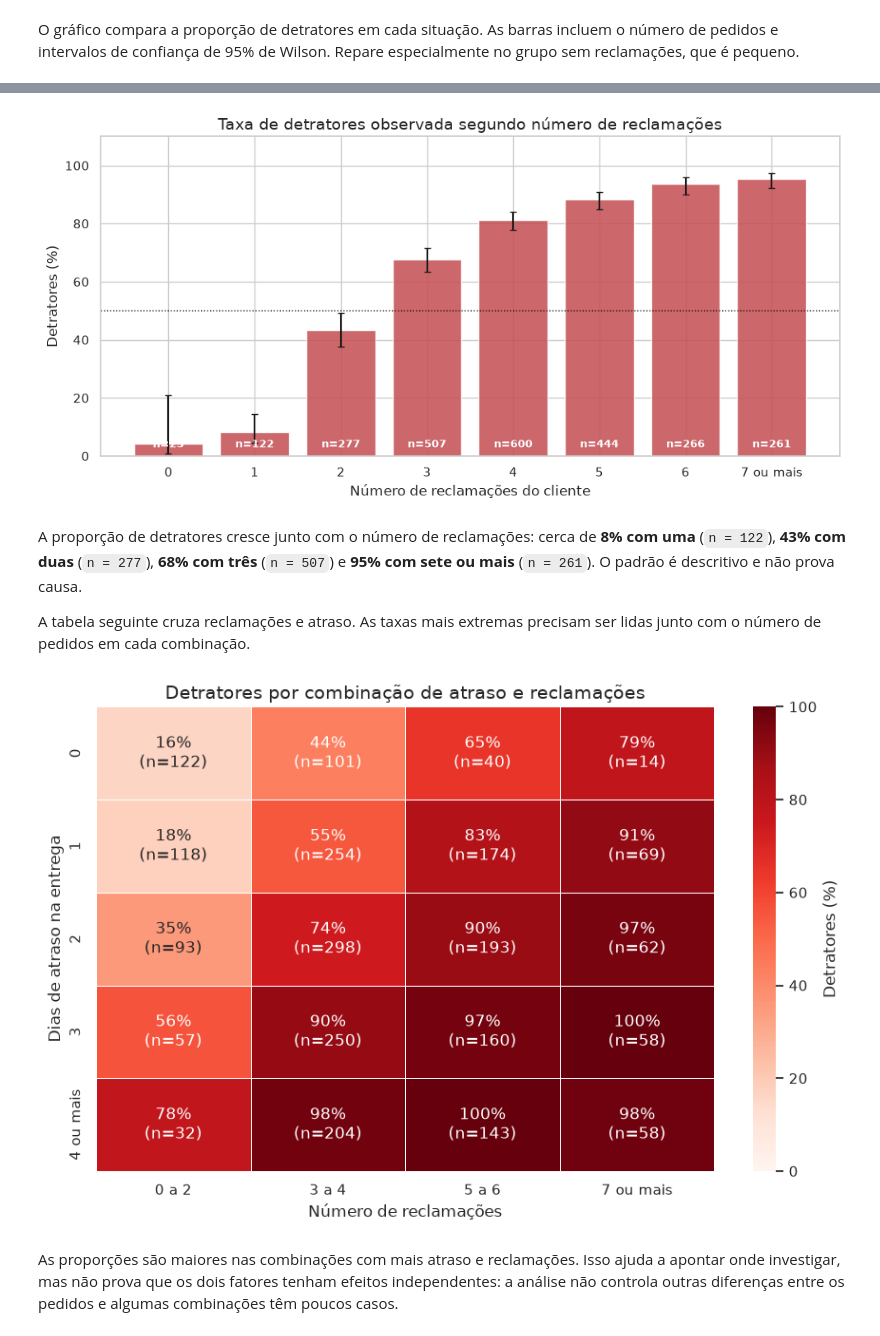
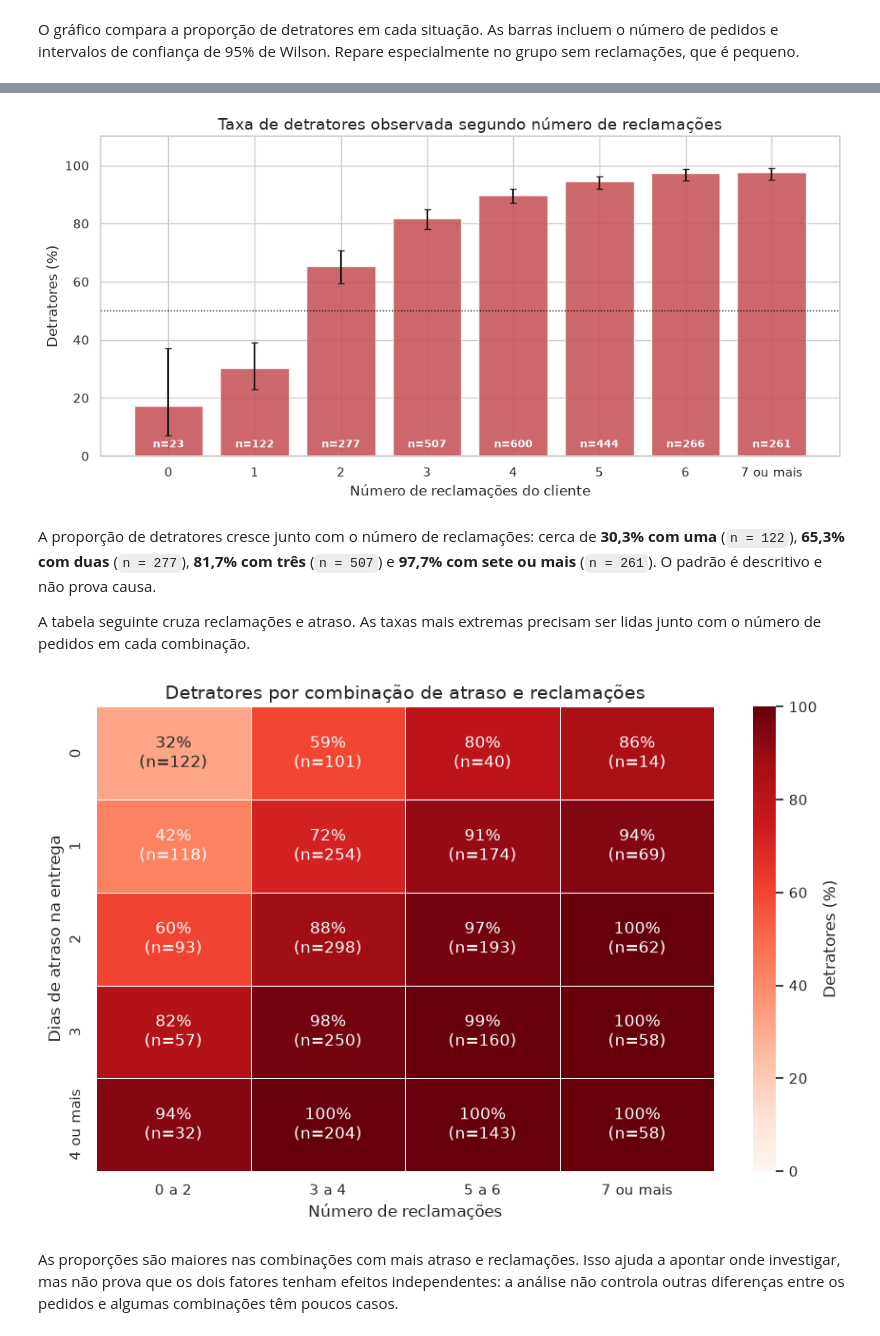
Before and after one commit to Caetanodassis/tech-challenge-fase1-nps-preditivo, a Jupyter notebook: notebooks/01_eda_negocio.ipynb, the cells around one changed output, grey strips where cells are left out. Drawn from its saved outputs; the diff is of its cells as text; code cells hidden in the pictures.

```diff
--- a/notebooks/01_eda_negocio.ipynb
+++ b/notebooks/01_eda_negocio.ipynb
@@ -87,7 +102,7 @@ def tabela_por_grupo(dados, coluna):
 # %% [markdown]
 ### 1.1 Carregamento e primeira olhada
 # %%
-df = pd.read_csv(RAIZ_PROJETO / 'data' / NOME_ARQUIVO_DADOS, sep=',')
+df = pd.read_csv(CAMINHO_DADOS, sep=',')
 df.head()
 # %% [output]
 |  | customer_id | customer_age | customer_region | customer_tenure_months | order_id | order_value | ... |
@@ -411,10 +404,10 @@ Mesmo sem atraso, mais de um terço dos pedidos é classificado como detrator. E
 # %%
-df_colunas_renomeadas['FAIXA_RECLAMACOES'] = pd.cut(
-    df_colunas_renomeadas['CONTAGEM_RECLAMACOES'],
+df['complaints_range'] = pd.cut(
+    df['complaints_count'],
     bins=[-1, 0, 1, 2, 3, 4, 5, 6, 99],
     labels=['0', '1', '2', '3', '4', '5', '6', '7 ou mais'],
 )
-detratores_por_reclamacao = tabela_por_grupo(df_colunas_renomeadas, 'FAIXA_RECLAMACOES')
+detratores_por_reclamacao = tabela_por_grupo(df, 'complaints_range')
 
 plt.figure(figsize=(10, 5))
 taxas = detratores_por_reclamacao['Detratores (%)']
@@ -431,35 +424,35 @@ plt.tight_layout()
 salvar_figura('06_detratores_por_reclamacoes')
 plt.show()
 # %% [output]
-[figure, old version]
+[figure, new version]
 # %% [markdown]
-A proporção de detratores cresce junto com o número de reclamações: cerca de **8% com uma** (`n = 122`), **43% com duas** (`n = 277`), **68% com três** (`n = 507`) e **95% com sete ou mais** (`n = 261`). O padrão é descritivo e não prova causa.
+A proporção de detratores cresce junto com o número de reclamações: cerca de **30,3% com uma** (`n = 122`), **65,3% com duas** (`n = 277`), **81,7% com três** (`n = 507`) e **97,7% com sete ou mais** (`n = 261`). O padrão é descritivo e não prova causa.
 
 A tabela seguinte cruza reclamações e atraso. As taxas mais extremas precisam ser lidas junto com o número de pedidos em cada combinação.
 # %%
-df_colunas_renomeadas['FAIXA_ATRASO'] = pd.cut(
-    df_colunas_renomeadas['ATRASO_ENTREGA_DIAS'], bins=[-1, 0, 1, 2, 3, 99], labels=['0', '1', '2', '3', '4 ou mais']
+df['delay_group'] = pd.cut(
+    df['delivery_delay_days'], bins=[-1, 0, 1, 2, 3, 99], labels=['0', '1', '2', '3', '4 ou mais']
 )
-df_colunas_renomeadas['FAIXA_RECLAMACOES_AGRUPADA'] = pd.cut(
-    df_colunas_renomeadas['CONTAGEM_RECLAMACOES'], bins=[-1, 2, 4, 6, 99], labels=['0 a 2', '3 a 4', '5 a 6', '7 ou mais']
+df['complaints_group'] = pd.cut(
+    df['complaints_count'], bins=[-1, 2, 4, 6, 99], labels=['0 a 2', '3 a 4', '5 a 6', '7 ou mais']
 )
 
-tabela_taxa = df_colunas_renomeadas.pivot_table(
-    index='FAIXA_ATRASO', columns='FAIXA_RECLAMACOES_AGRUPADA', values='DETRATOR', aggfunc='mean', observed=True) * 100
-tabela_pedidos = df_colunas_renomeadas.pivot_table(
-    index='FAIXA_ATRASO', columns='FAIXA_RECLAMACOES_AGRUPADA', values='DETRATOR', aggfunc='count', observed=True)
+tabela_taxa = df.pivot_table(
+    index='delay_group', columns='complaints_group', values='is_detractor', aggfunc='mean', observed=True) * 100
+tabela_pedidos = df.pivot_table(
+    index='delay_group', columns='complaints_group', values='is_detractor', aggfunc='count', observed=True)
 anotacoes = tabela_taxa.round(0).astype(int).astype(str) + '%\n(n=' + tabela_pedidos.astype(int).astype(str) + ')'
 
 plt.figure(figsize=(9, 6))
 sns.heatmap(tabela_taxa, annot=anotacoes, fmt='', cmap='Reds', vmin=0, vmax=100, linewidths=0.5, cbar_kws={'label': 'Detratores (%)'})
 plt.xlabel('Número de reclamações')
 plt.ylabel('Dias de atraso na entrega')
 plt.title('Detratores por combinação de atraso e reclamações', fontsize=14)
 plt.tight_layout()
 salvar_figura('07_heatmap_atraso_reclamacoes')
 plt.show()
 # %% [output]
-[figure, old version]
+[figure, new version]
 # %% [markdown]
 As proporções são maiores nas combinações com mais atraso e reclamações. Isso ajuda a apontar onde investigar, mas não prova que os dois fatores tenham efeitos independentes: a análise não controla outras diferenças entre os pedidos e algumas combinações têm poucos casos.
 # %% [markdown]
```
Also changed, not shown: parts of 25 cells of this notebook, 12 other files.
